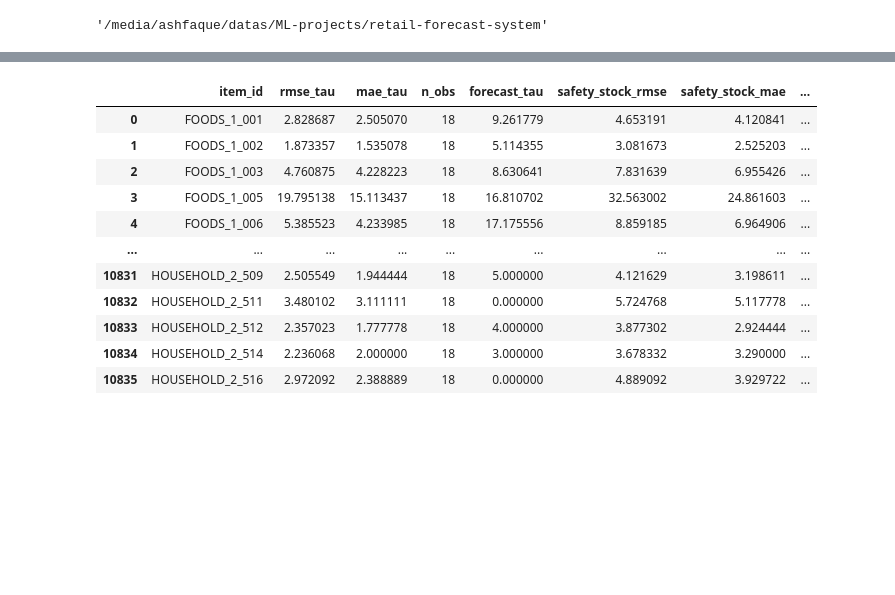
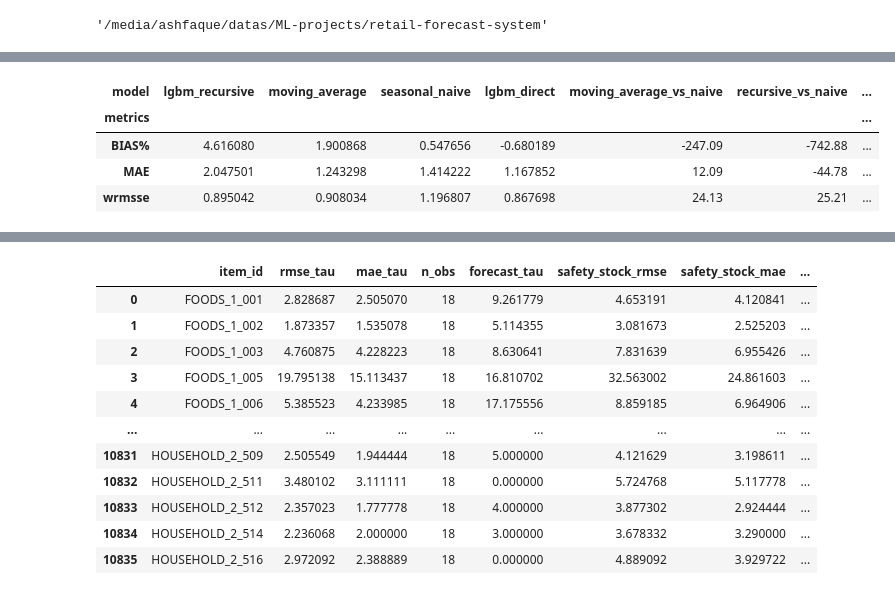
Before and after one commit to ashfaque-tk/retail-demand-forecast, a Jupyter notebook: notebooks/05_testing_results.ipynb, the cells around one changed output, grey strips where cells are left out. Cells and saved outputs as stored; diff of their text form; code cells hidden in the pictures; blank space fills up the shorter version.

```diff
--- a/notebooks/05_testing_results.ipynb
+++ b/notebooks/05_testing_results.ipynb
@@ -813,0 +120,8 @@ Inspect the window-by-window results before selecting the final deployment model
+# %%
+fva_df_2
+# %% [output]
+| model | lgbm_recursive | moving_average | seasonal_naive | lgbm_direct | moving_average_vs_naive | recursive_vs_naive | ... |
+| metrics |  |  |  |  |  |  | ... |
+| BIAS% | 4.616080 | 1.900868 | 0.547656 | -0.680189 | -247.09 | -742.88 | ... |
+| MAE | 2.047501 | 1.243298 | 1.414222 | 1.167852 | 12.09 | -44.78 | ... |
+| wrmsse | 0.895042 | 0.908034 | 1.196807 | 0.867698 | 24.13 | 25.21 | ... |
```
Also changed, not shown: parts of 16 cells of this notebook, 2 other files.
